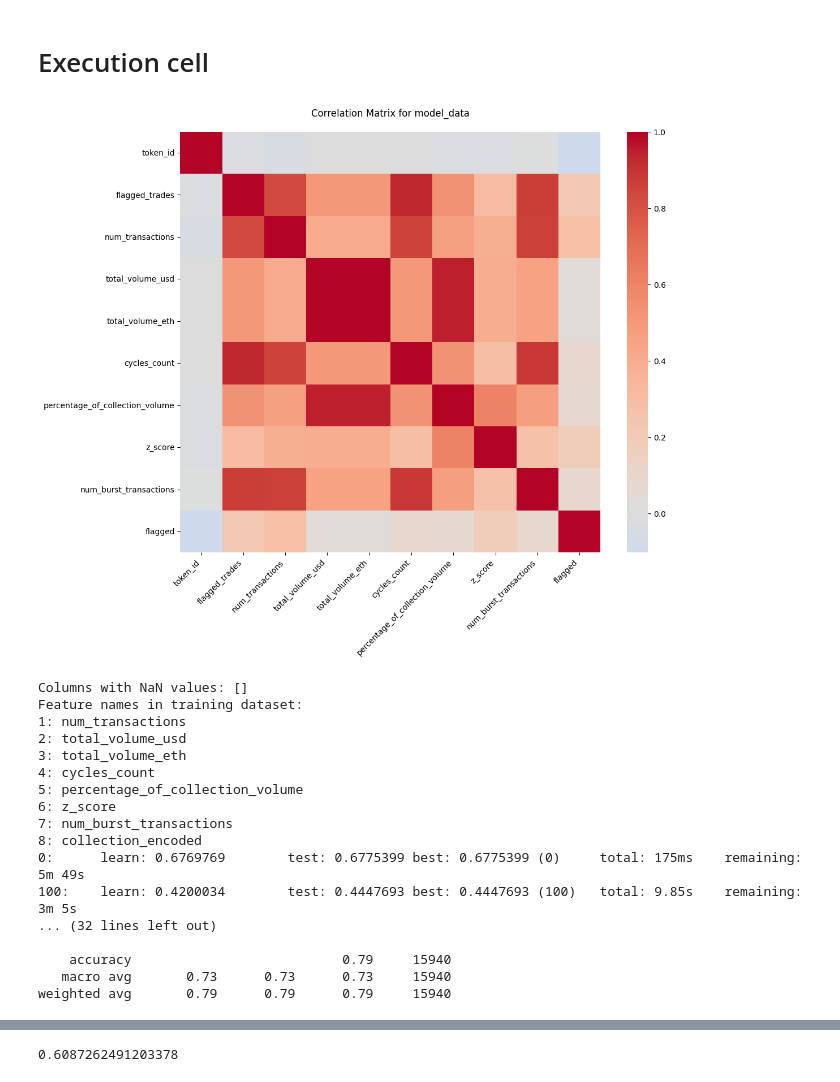
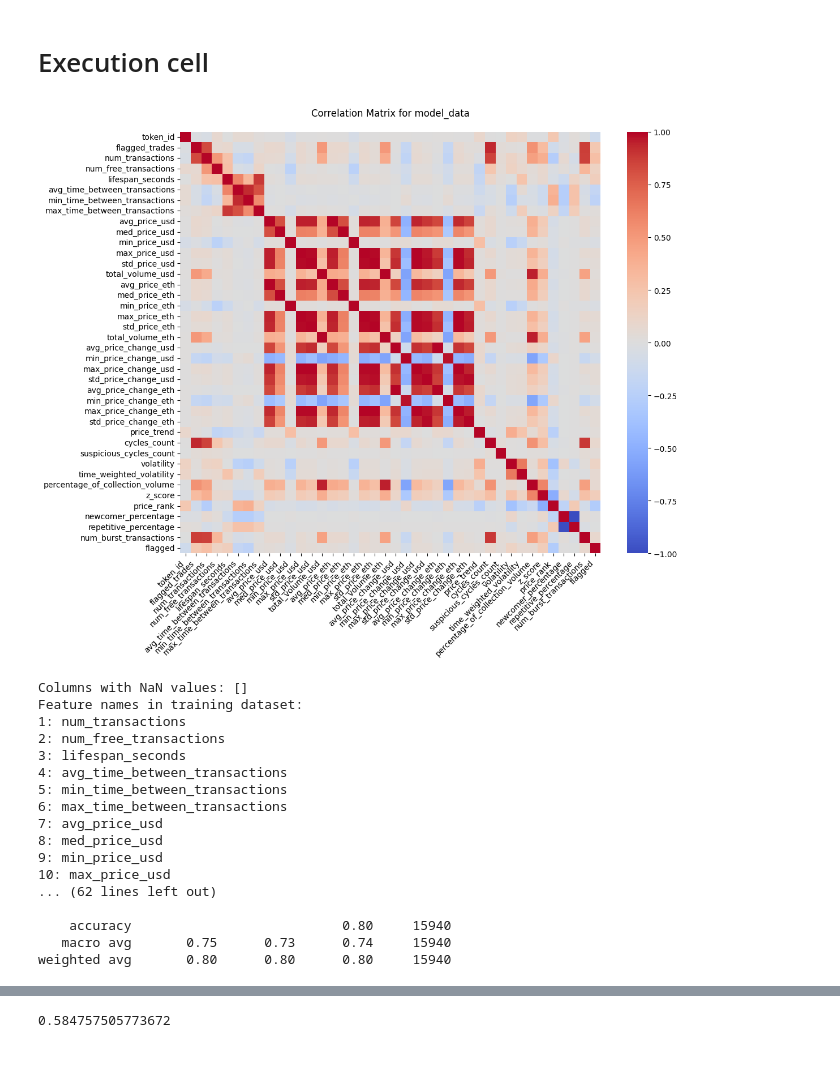
Before and after one commit to ajilataN/Fraud-Detection-in-NFT-Markets, a Jupyter notebook: fraud-detection.ipynb, the cells around one changed output, grey strips where cells are left out. Drawn from its saved outputs; the diff is of its cells as text; code cells hidden in the pictures.

```diff
--- a/fraud-detection.ipynb
+++ b/fraud-detection.ipynb
@@ -1777,45 +1777,45 @@ def visualize_nft_traces_tokens(classification_results, nft_traces_path, predict
 # %%
 nft_ownership_traces_dir = '/kaggle/input/ethereum-nfts-flagged-for-suspected-wash-trading/nft_ownership_traces'
 flagged_nfts_dir = '/kaggle/input/ethereum-nfts-flagged-for-suspected-wash-trading/flagged_nfts'
 working_dir = '/kaggle/working/'
 data_1 = pd.read_csv('/kaggle/input/combined-flagged-nfts/combined_flagged_nfts.csv')
 data_2 = pd.read_csv('/kaggle/input/combined-flagged-nfts/combined_flagged_nfts_2.csv')
 data_3 = pd.read_csv('/kaggle/input/combined-flagged-nfts/combined_flagged_nfts_3.csv')
 classification_results = pd.read_csv('/kaggle/input/combined-flagged-nfts/classification_results.csv')
 
 
 # main_processing(nft_ownership_traces_dir, flagged_nfts_dir, working_dir)
 # analyze_flagged_trades(flagged_nfts_dir, working_dir)
 # display_csv_headings('/kaggle/working/')
 # multiclass_catboost_model(data)
 
-binary_catboost(data_3, threshold=0.5, normalization='false')
+binary_catboost(data_1, threshold=0.5, normalization='false')
 # binary_catboost(data, threshold=0.4)
 # binary_catboost(data, threshold=0.6)
 
 # thresholds = range(0, 1)
 # evaluate_thresholds(data_2, thresholds)
 
 # binary_ann(data)
 # binary_random_forest(data)
 # visualize_nft_traces(classification_results, nft_ownership_traces_dir, "True Positive")
 # visualize_nft_traces_tokens(classification_results, nft_ownership_traces_dir, "False Negative")
 # %% [output]
-[figure, old version]
+[figure, new version]
 Columns with NaN values: []
 Feature names in training dataset:
 1: num_transactions
-2: total_volume_usd
-3: total_volume_eth
-4: cycles_count
-5: percentage_of_collection_volume
-6: z_score
-7: num_burst_transactions
-8: collection_encoded
-0:      learn: 0.6769769        test: 0.6775399 best: 0.6775399 (0)     total: 175ms    remaining: 5m 49s
-100:    learn: 0.4200034        test: 0.4447693 best: 0.4447693 (100)   total: 9.85s    remaining: 3m 5s
-... (32 lines left out)
+2: num_free_transactions
+3: lifespan_seconds
+4: avg_time_between_transactions
+5: min_time_between_transactions
+6: max_time_between_transactions
+7: avg_price_usd
+8: med_price_usd
+9: min_price_usd
+10: max_price_usd
+... (62 lines left out)
 
-    accuracy                           0.79     15940
-   macro avg       0.73      0.73      0.73     15940
-weighted avg       0.79      0.79      0.79     15940
+    accuracy                           0.80     15940
+   macro avg       0.75      0.73      0.74     15940
+weighted avg       0.80      0.80      0.80     15940
@@ -1842 +1842 @@ Confusion Matrix:
-0.6087262491203378
+0.584757505773672
```
Also changed, not shown: parts of 1 cell of this notebook.
